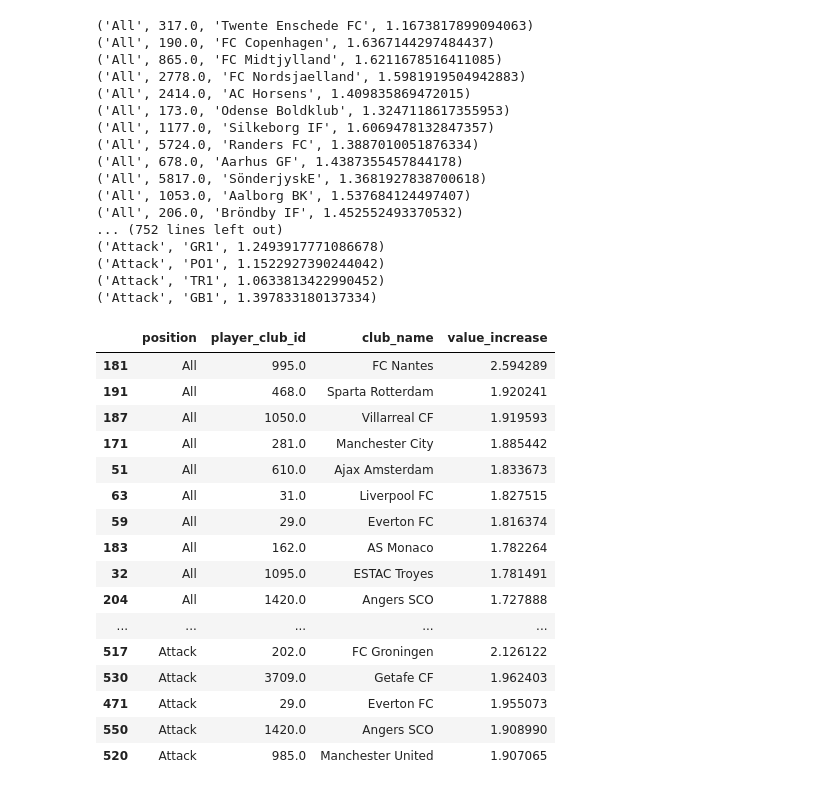
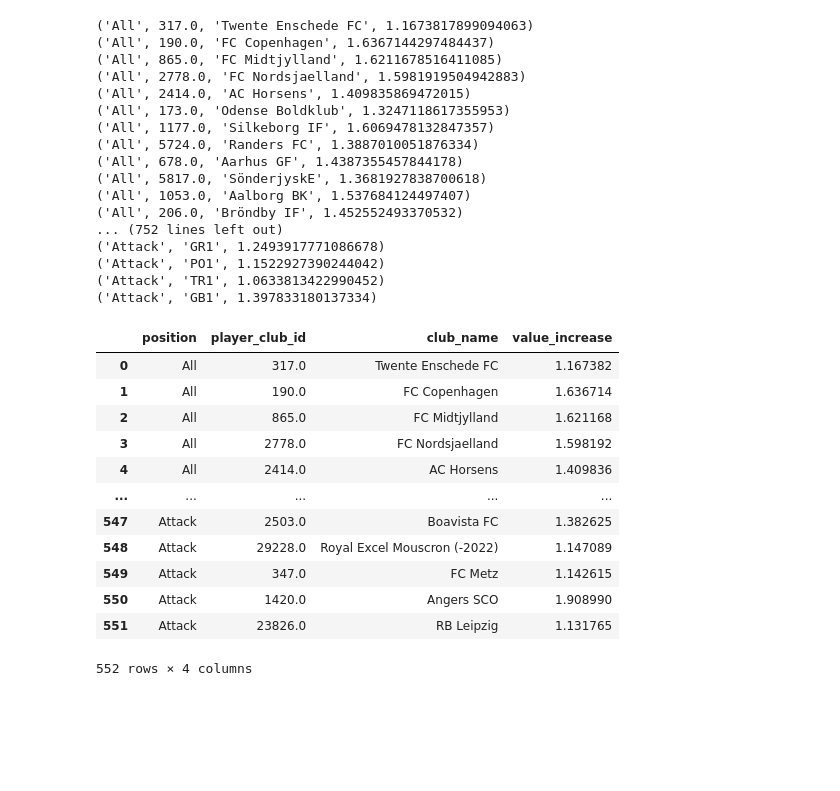
Before and after one commit to j-janiszewski/communicating_with_data, a Jupyter notebook: final_project/create_increasing_value_df.ipynb, the cells around one changed output. Cells and saved outputs as stored; diff of their text form; code cells hidden in the pictures; blank space fills up the shorter version.

```diff
--- a/final_project/create_increasing_value_df.ipynb
+++ b/final_project/create_increasing_value_df.ipynb
@@ -175,23 +175,19 @@ worst_leagues = keep_n_best(league_value_increases, worst=True)
-# %%
-best_clubs
-# %% [output]
-|  | position | player_club_id | club_name | value_increase |
-| 181 | All | 995.0 | FC Nantes | 2.594289 |
-| 191 | All | 468.0 | Sparta Rotterdam | 1.920241 |
-| 187 | All | 1050.0 | Villarreal CF | 1.919593 |
-| 171 | All | 281.0 | Manchester City | 1.885442 |
-| 51 | All | 610.0 | Ajax Amsterdam | 1.833673 |
-| 63 | All | 31.0 | Liverpool FC | 1.827515 |
-| 59 | All | 29.0 | Everton FC | 1.816374 |
-| 183 | All | 162.0 | AS Monaco | 1.782264 |
-| 32 | All | 1095.0 | ESTAC Troyes | 1.781491 |
-| 204 | All | 1420.0 | Angers SCO | 1.727888 |
-| ... | ... | ... | ... | ... |
-| 517 | Attack | 202.0 | FC Groningen | 2.126122 |
-| 530 | Attack | 3709.0 | Getafe CF | 1.962403 |
-| 471 | Attack | 29.0 | Everton FC | 1.955073 |
-| 550 | Attack | 1420.0 | Angers SCO | 1.908990 |
-| 520 | Attack | 985.0 | Manchester United | 1.907065 |
+# %%
+club_value_increases
+# %% [output]
+|  | position | player_club_id | club_name | value_increase |
+| 0 | All | 317.0 | Twente Enschede FC | 1.167382 |
+| 1 | All | 190.0 | FC Copenhagen | 1.636714 |
+| 2 | All | 865.0 | FC Midtjylland | 1.621168 |
+| 3 | All | 2778.0 | FC Nordsjaelland | 1.598192 |
+| 4 | All | 2414.0 | AC Horsens | 1.409836 |
+| ... | ... | ... | ... | ... |
+| 547 | Attack | 2503.0 | Boavista FC | 1.382625 |
+| 548 | Attack | 29228.0 | Royal Excel Mouscron (-2022) | 1.147089 |
+| 549 | Attack | 347.0 | FC Metz | 1.142615 |
+| 550 | Attack | 1420.0 | Angers SCO | 1.908990 |
+| 551 | Attack | 23826.0 | RB Leipzig | 1.131765 |
+552 rows × 4 columns
 # %%
 worst_leagues
 # %% [output]
```
Also changed, not shown: parts of 3 cells of this notebook, 5 other files.
